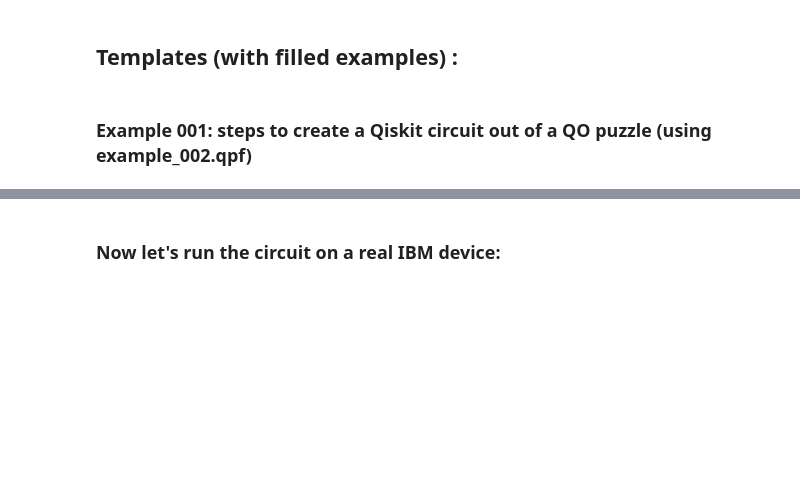
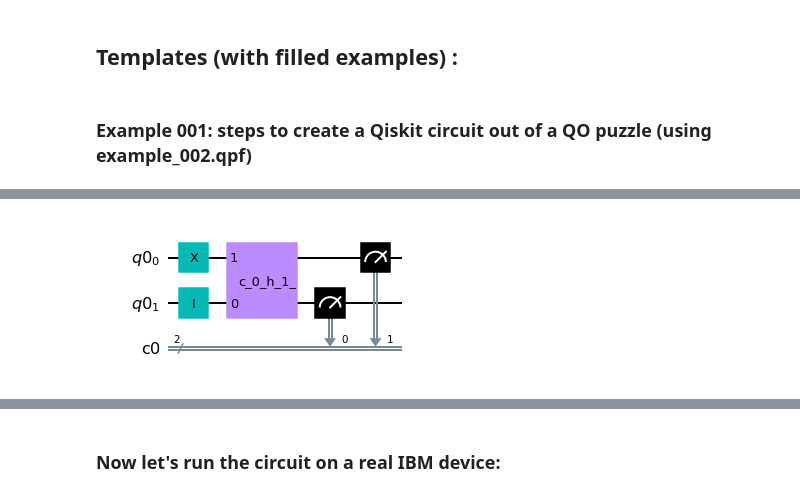
Before and after one commit to VoicuTomut/Qsiris-Quantum-Odyssey-and-Qiskit, a Jupyter notebook: example_odyssey_to_qiskit.ipynb, the cells around one changed output, grey strips where cells are left out. Cells and saved outputs as stored; diff of their text form; code cells hidden in the pictures; blank space fills up the shorter version.

```diff
--- a/example_odyssey_to_qiskit.ipynb
+++ b/example_odyssey_to_qiskit.ipynb
@@ -50,0 +119,5 @@ print(qc.qasm)
+# %%
+new_qc=QuantumCircuit.from_qasm_file('circuit_test.qasm')
+new_qc.draw('mpl')
+# %% [output]
+[figure, added]
```
Also changed, not shown: parts of 8 cells of this notebook, 4 other files.
